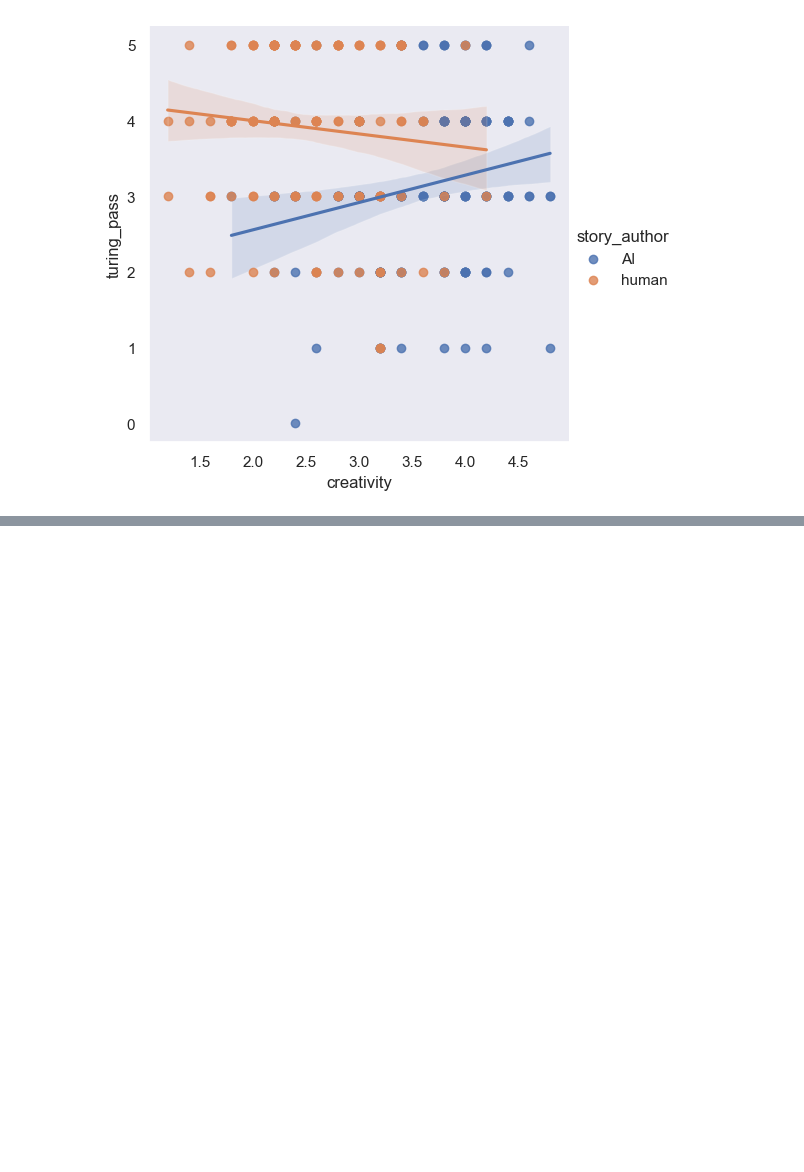
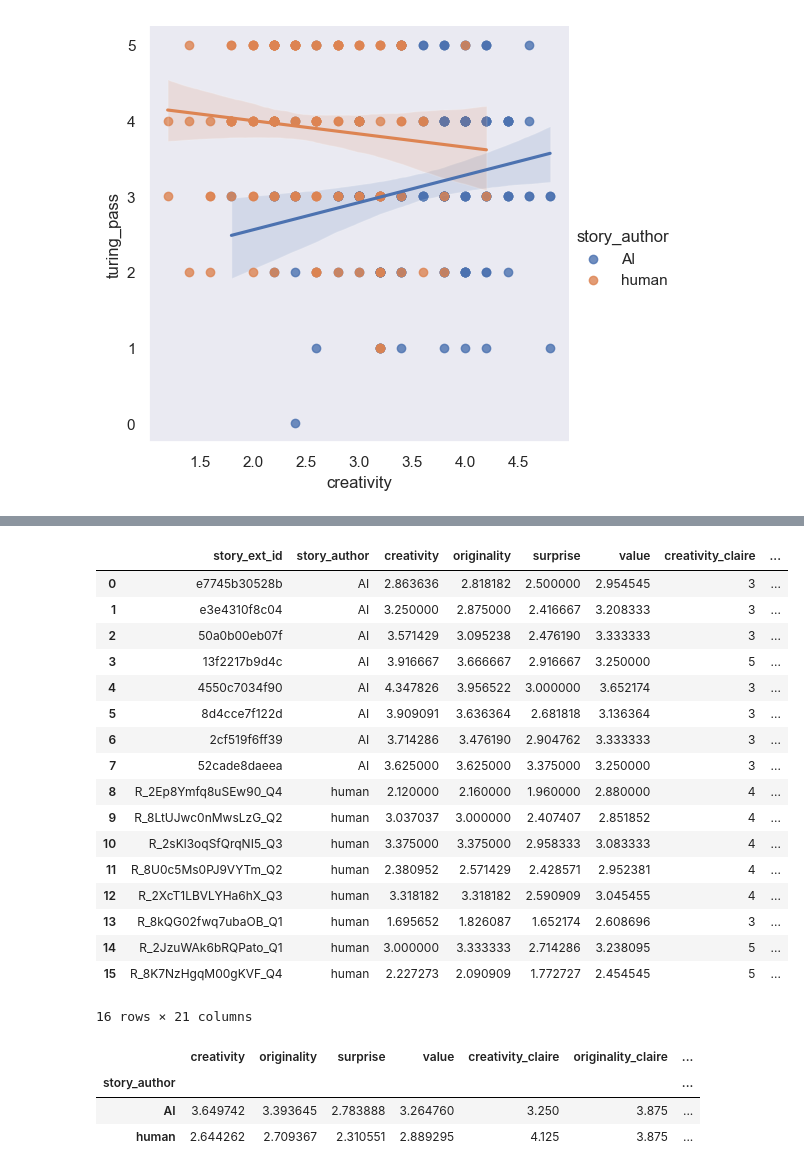
Before and after one commit to mismayil/creative-story-gen, a Jupyter notebook: src/eval_analysis.ipynb, the cells around one changed output, grey strips where cells are left out. Drawn from its saved outputs; the diff is of its cells as text; code cells hidden in the pictures; blank space fills up the shorter version.

```diff
--- a/src/eval_analysis.ipynb
+++ b/src/eval_analysis.ipynb
@@ -945,0 +980,10 @@ with open("../human_eval/bottom5_human.txt", "w") as f:
+# %%
+evals_claire = evals_claire.rename(columns={"Creativity": "creativity", "Originality": "originality", "Surprise": "surprise", "Effectiveness": "value", "Author": "pred_author"})
+evals_mete = evals_mete.rename(columns={"Creativity": "creativity", "Originality": "originality", "Surprise": "surprise", "Effectiveness": "value", "Author": "pred_author"})
+evals_lonneke = evals_lonneke.rename(columns={"Creativity": "creativity", "Originality": "originality", "Surprise": "surprise", "Effectiveness": "value", "Author": "pred_author"})
+# %%
+evals_claire = evals_claire[["story_ext_id", "creativity", "originality", "surprise", "value", "pred_author"]]
+evals_mete = evals_mete[["story_ext_id", "creativity", "originality", "surprise", "value", "pred_author"]]
+evals_lonneke = evals_lonneke[["story_ext_id", "creativity", "originality", "surprise", "value", "pred_author"]]
+# %%
+evals_non_expert_by_story = evals_non_expert_by_story[["story_ext_id", "story_author", "creativity", "originality", "surprise", "value"]]
@@ -945,0 +1006,34 @@ with open("../human_eval/bottom5_human.txt", "w") as f:
+# %%
+control_evals = pd.merge(evals_non_expert_by_story, evals_claire, on="story_ext_id", how="inner", suffixes=("", "_claire"))
+control_evals = pd.merge(control_evals, evals_mete, on="story_ext_id", how="inner", suffixes=("", "_mete"))
+control_evals = pd.merge(control_evals, evals_lonneke, on="story_ext_id", how="inner", suffixes=("", "_lonneke"))
+# %%
+control_evals
+# %% [output]
+|  | story_ext_id | story_author | creativity | originality | surprise | value | creativity_claire | ... |
+| 0 | e7745b30528b | AI | 2.863636 | 2.818182 | 2.500000 | 2.954545 | 3 | ... |
+| 1 | e3e4310f8c04 | AI | 3.250000 | 2.875000 | 2.416667 | 3.208333 | 3 | ... |
+| 2 | 50a0b00eb07f | AI | 3.571429 | 3.095238 | 2.476190 | 3.333333 | 3 | ... |
+| 3 | 13f2217b9d4c | AI | 3.916667 | 3.666667 | 2.916667 | 3.250000 | 5 | ... |
+| 4 | 4550c7034f90 | AI | 4.347826 | 3.956522 | 3.000000 | 3.652174 | 3 | ... |
+| 5 | 8d4cce7f122d | AI | 3.909091 | 3.636364 | 2.681818 | 3.136364 | 3 | ... |
+| 6 | 2cf519f6ff39 | AI | 3.714286 | 3.476190 | 2.904762 | 3.333333 | 3 | ... |
+| 7 | 52cade8daeea | AI | 3.625000 | 3.625000 | 3.375000 | 3.250000 | 3 | ... |
+| 8 | R_2Ep8Ymfq8uSEw90_Q4 | human | 2.120000 | 2.160000 | 1.960000 | 2.880000 | 4 | ... |
+| 9 | R_8LtUJwc0nMwsLzG_Q2 | human | 3.037037 | 3.000000 | 2.407407 | 2.851852 | 4 | ... |
+| 10 | R_2sKl3oqSfQrqNI5_Q3 | human | 3.375000 | 3.375000 | 2.958333 | 3.083333 | 4 | ... |
+| 11 | R_8U0c5Ms0PJ9VYTm_Q2 | human | 2.380952 | 2.571429 | 2.428571 | 2.952381 | 4 | ... |
+| 12 | R_2XcT1LBVLYHa6hX_Q3 | human | 3.318182 | 3.318182 | 2.590909 | 3.045455 | 4 | ... |
+| 13 | R_8kQG02fwq7ubaOB_Q1 | human | 1.695652 | 1.826087 | 1.652174 | 2.608696 | 3 | ... |
+| 14 | R_2JzuWAk6bRQPato_Q1 | human | 3.000000 | 3.333333 | 2.714286 | 3.238095 | 5 | ... |
+| 15 | R_8K7NzHgqM00gKVF_Q4 | human | 2.227273 | 2.090909 | 1.772727 | 2.454545 | 5 | ... |
+16 rows × 21 columns
+# %%
+metrics = ["creativity", "originality", "surprise", "value"]
+agg_dict = {col: "mean" for col in control_evals.columns if any([m in col for m in metrics])}
+control_evals.groupby("story_author").agg(agg_dict)
+# %% [output]
+|  | creativity | originality | surprise | value | creativity_claire | originality_claire | ... |
+| story_author |  |  |  |  |  |  | ... |
+| AI | 3.649742 | 3.393645 | 2.783888 | 3.264760 | 3.250 | 3.875 | ... |
+| human | 2.644262 | 2.709367 | 2.310551 | 2.889295 | 4.125 | 3.875 | ... |
```
Also changed, not shown: parts of 5 cells of this notebook, 15 other files.
